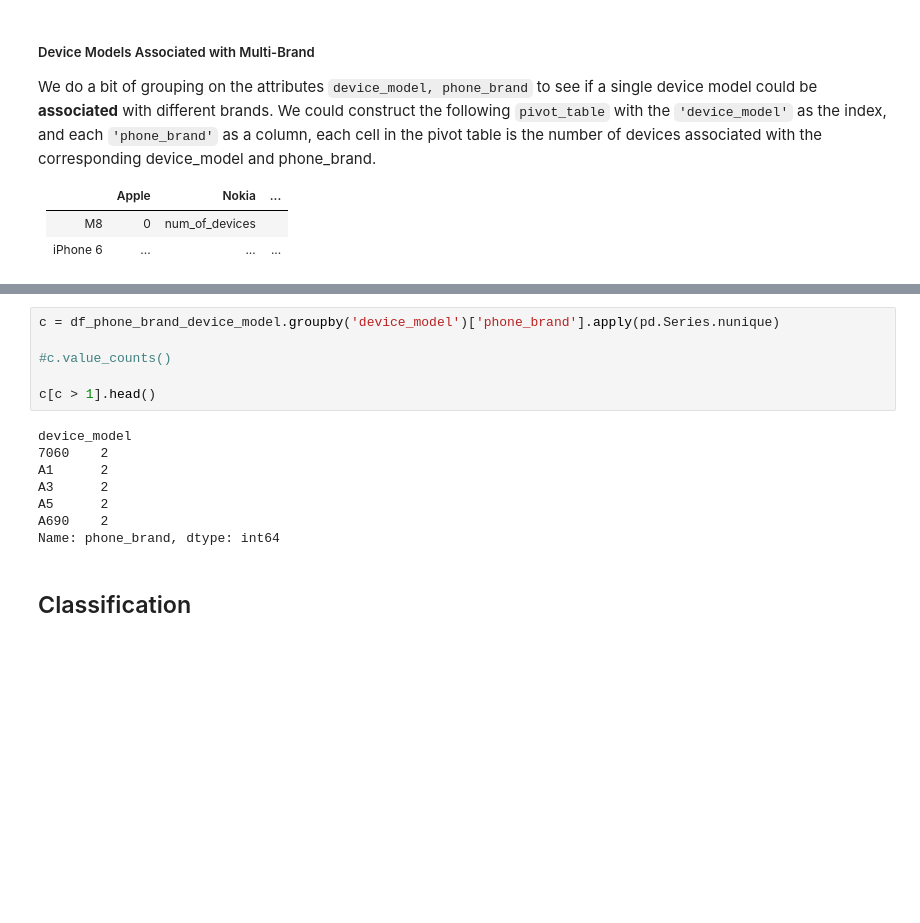
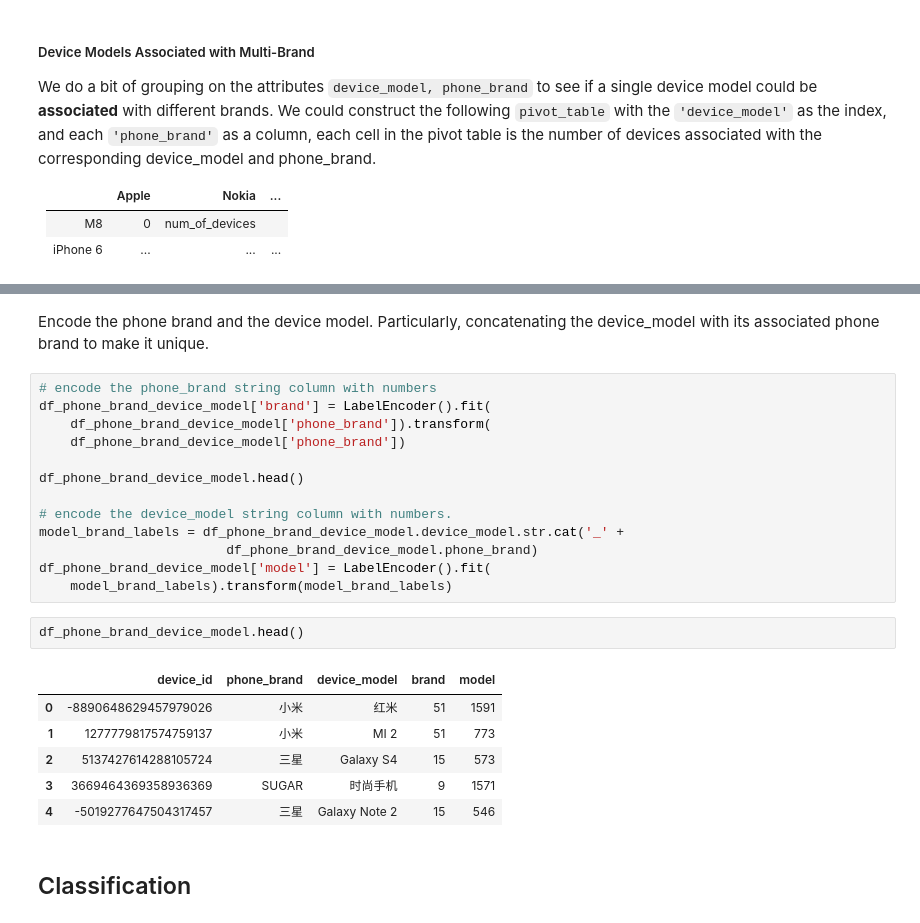
Before and after one commit to liaison/TalkingData, a Jupyter notebook: scripts/talking_data.ipynb, the cells around one changed output, grey strips where cells are left out. Cells and saved outputs as stored; diff of their text form; blank space fills up the shorter version.

Commit message:
encode phone_brand and device_model attributes

```diff
--- a/scripts/talking_data.ipynb
+++ b/scripts/talking_data.ipynb
@@ -176,20 +184,30 @@ min       2.000000
 75%       2.000000
 max       4.000000
 dtype: float64
-# %%
-c = df_phone_brand_device_model.groupby('device_model')['phone_brand'].apply(pd.Series.nunique)
-
-#c.value_counts()
-
-c[c > 1].head()
-# %% [output]
-device_model
-7060    2
-A1      2
-A3      2
-A5      2
-A690    2
-Name: phone_brand, dtype: int64
+# %% [markdown]
+Encode the phone brand and the device model. Particularly, concatenating the device_model with its associated phone brand to make it unique.
+# %%
+# encode the phone_brand string column with numbers
+df_phone_brand_device_model['brand'] = LabelEncoder().fit(
+    df_phone_brand_device_model['phone_brand']).transform(
+    df_phone_brand_device_model['phone_brand'])
+
+df_phone_brand_device_model.head()
+
+# encode the device_model string column with numbers.
+model_brand_labels = df_phone_brand_device_model.device_model.str.cat('_' +
+                        df_phone_brand_device_model.phone_brand)
+df_phone_brand_device_model['model'] = LabelEncoder().fit(
+    model_brand_labels).transform(model_brand_labels)
+# %%
+df_phone_brand_device_model.head()
+# %% [output]
+|  | device_id | phone_brand | device_model | brand | model |
+| 0 | -8890648629457979026 | 小米 | 红米 | 51 | 1591 |
+| 1 | 1277779817574759137 | 小米 | MI 2 | 51 | 773 |
+| 2 | 5137427614288105724 | 三星 | Galaxy S4 | 15 | 573 |
+| 3 | 3669464369358936369 | SUGAR | 时尚手机 | 9 | 1571 |
+| 4 | -5019277647504317457 | 三星 | Galaxy Note 2 | 15 | 546 |
 # %% [markdown]
 ## Classification
 # %% [markdown]
```
Also changed, not shown: parts of 1 cell of this notebook.
